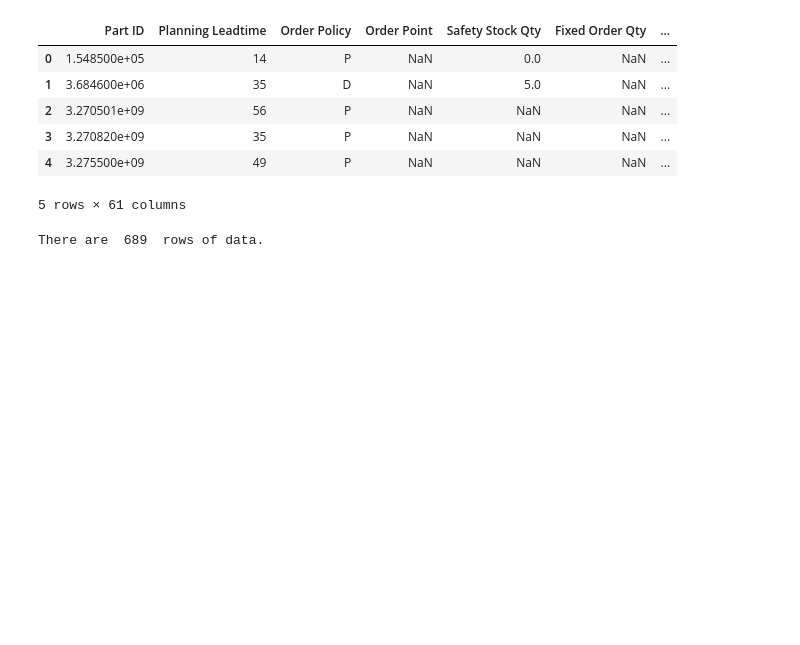
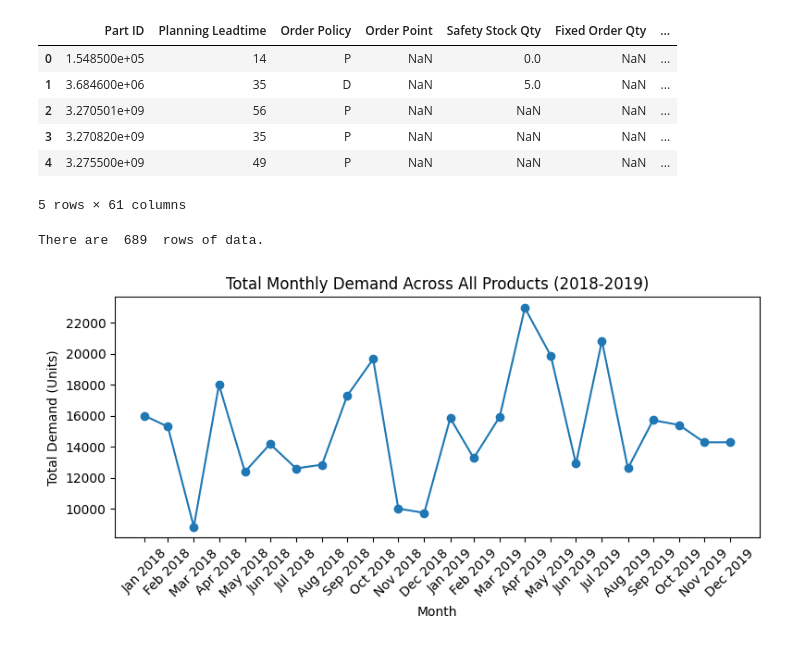
Before and after one commit to achchala/inventory-forecasting, a Jupyter notebook: data_preprocessing.ipynb, the cells around one changed output. Cells and saved outputs as stored; diff of their text form; code cells hidden in the pictures; blank space fills up the shorter version.

```diff
--- a/data_preprocessing.ipynb
+++ b/data_preprocessing.ipynb
@@ -7,6 +7,6 @@ import matplotlib as plt
 from sklearn.linear_model import LinearRegression
 # %%
-df = pd.DataFrame(pd.read_excel('334data2.xlsx'))
+df = pd.read_excel('DATA FILE 334 (2).xlsx')
 df.head()
 # %% [output]
 |  | Part ID | Planning Leadtime | Order Policy | Order Point | Safety Stock Qty | Fixed Order Qty | ... |
@@ -20,3 +20,20 @@ df.head()
 print('There are ', len(df), ' rows of data.')
 # %% [output]
 There are  689  rows of data.
+# %%
+demand_start_index = df.columns.get_loc("Jan (2018)")
+demand_end_index = df.columns.get_loc("Dec (2019)")
+# %%
+monthly_demand_sum = df.iloc[:, demand_start_index:demand_end_index + 1].sum(axis=0)
+date_range_full = pd.date_range(start="2018-01-01", end="2019-12-31", freq='M')
+# %%
+plt.figure(figsize=(8, 4))
+plt.plot(date_range_full, monthly_demand_sum, marker='o', linestyle='-')
+plt.title('Total Monthly Demand Across All Products (2018-2019)')
+plt.xlabel('Month')
+plt.ylabel('Total Demand (Units)')
+plt.xticks(date_range_full, [d.strftime('%b %Y') for d in date_range_full], rotation=45)
+plt.tight_layout()
+plt.show()
+# %% [output]
+[figure, added]
```
Also changed, not shown: parts of 1 cell of this notebook, 1 other file.
